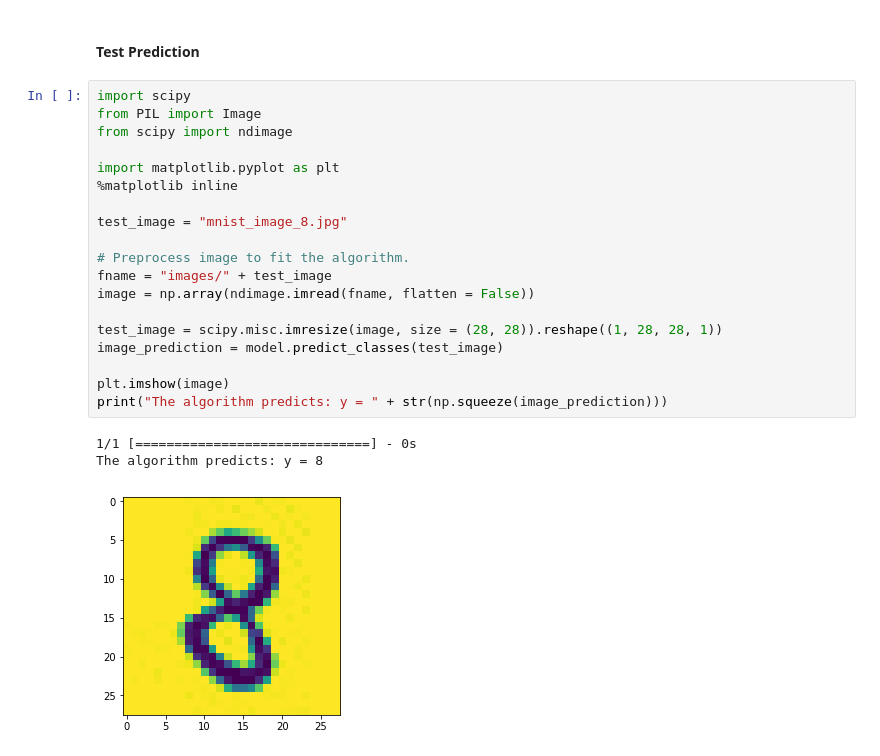
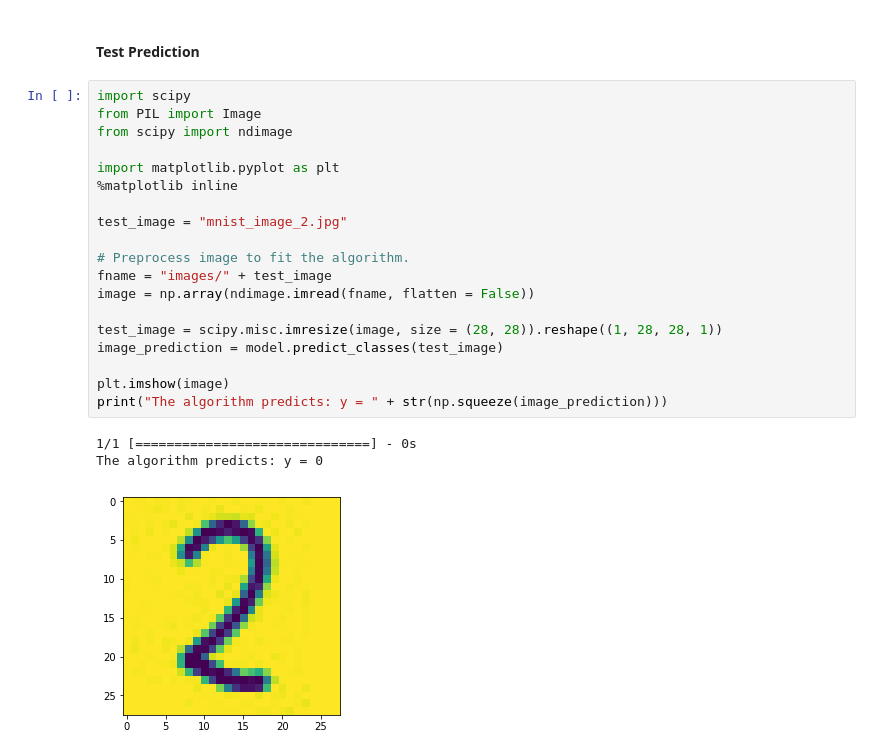
Before and after one commit to artificially-ai/DLinK, a Jupyter notebook: notebooks/lenet-in-keras-ekholabs-demo.ipynb, the cells around one changed output. Cells and saved outputs as stored; diff of their text form.

```diff
--- a/notebooks/lenet-in-keras-ekholabs-demo.ipynb
+++ b/notebooks/lenet-in-keras-ekholabs-demo.ipynb
@@ -85,23 +85,23 @@ Epoch 1/1
 # %%
 import scipy
 from PIL import Image
 from scipy import ndimage
 
 import matplotlib.pyplot as plt
 %matplotlib inline
 
-test_image = "mnist_image_8.jpg"
+test_image = "mnist_image_2.jpg"
 
 # Preprocess image to fit the algorithm.
 fname = "images/" + test_image
 image = np.array(ndimage.imread(fname, flatten = False))
 
 test_image = scipy.misc.imresize(image, size = (28, 28)).reshape((1, 28, 28, 1))
 image_prediction = model.predict_classes(test_image)
 
 plt.imshow(image)
 print("The algorithm predicts: y = " + str(np.squeeze(image_prediction)))
 # %% [output]
 1/1 [==============================] - 0s
-The algorithm predicts: y = 8
+The algorithm predicts: y = 0
-[figure, old version]
+[figure, new version]
```
Also changed, not shown: parts of 1 cell of this notebook, 3 other files.
